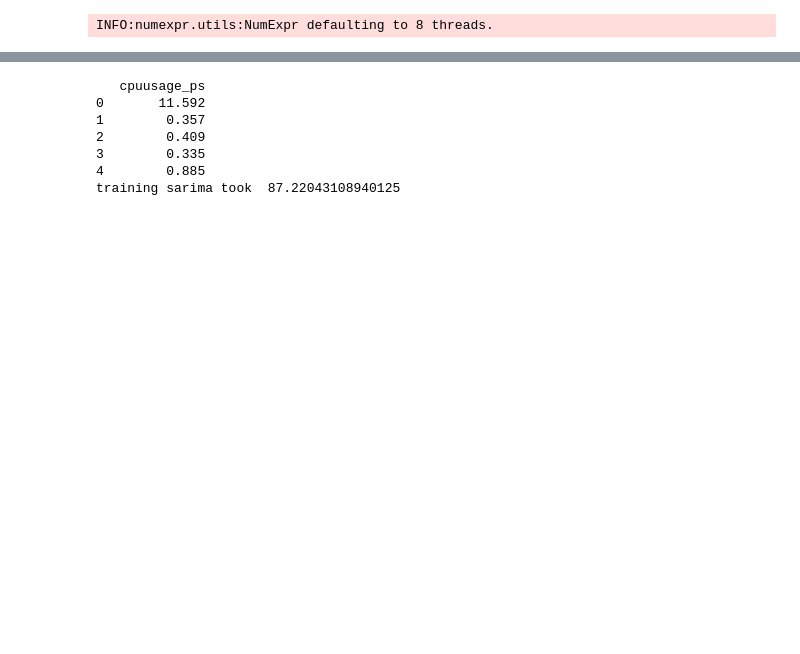
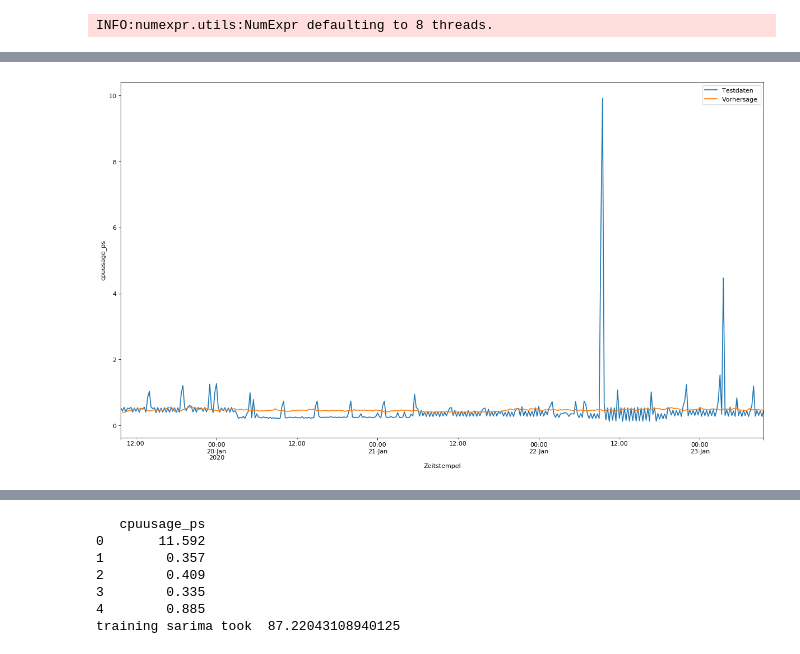
Before and after one commit to Sultanow/dc_cubes, a Jupyter notebook: research/scripts/forecast/train_plot.ipynb, the cells around one changed output, grey strips where cells are left out. Saved outputs shown, nothing was run; the diff lists cells and outputs as text; code cells hidden in the pictures; blank space fills up the shorter version.

```diff
--- a/research/scripts/forecast/train_plot.ipynb
+++ b/research/scripts/forecast/train_plot.ipynb
@@ -587,6 +659,6 @@ df = df.reset_index()
 # generate features/columns from the timestamp
 df["dayOfWeek"] = df[timestamp].map(lambda x: x.dayofweek)
 df["isWeekend"] = df.dayOfWeek.map(lambda x: 0 if (x < 5) else 1) # saturday.dayofweek = 5, monday=0
-df["weekofyear"] = df[timestamp].map(lambda x: x.weekofyear)
+#df["weekofyear"] = df[timestamp].map(lambda x: x.weekofyear)
 df["hour"] = df[timestamp].map(lambda x: x.hour)
 df["minute"]= df[timestamp].map(lambda x: x.minute)
@@ -869,0 +826,2 @@ print("training mlp took ", time.time() - starttime)
+# %%
+pblm2_cnn_forecast = forecast_cnn(df.copy().reset_index(), n_history = n_history, pred_horizon = pred_horizon)
@@ -869,0 +833,3 @@ print("training mlp took ", time.time() - starttime)
+# %%
+test_data = plot_real_data_test(df, pred_horizon)
+test_data
@@ -869,0 +859,16 @@ print("training mlp took ", time.time() - starttime)
+# %%
+comparison_df = pd.DataFrame()
+comparison_df = test_data
+comparison_df["Vorhersage"] = pblm2_cnn_forecast.CNN
+comparison_df = comparison_df.rename(columns={"Test Data": "Testdaten"},)
+# %%
+fig, ax = plt.subplots(figsize=(15,10),dpi=80, facecolor='w', edgecolor='k')
+comparison_df.plot(ax=ax)
+
+plt.legend(loc="upper right")
+plt.xlabel("Zeitstempel")
+plt.ylabel("cpuusage_ps")
+fig.set_size_inches(18.5, 10.5, forward=True)
+plt.show()
+# %% [output]
+[figure, added]
```
Also changed, not shown: parts of 51 cells of this notebook, 3 other files.
